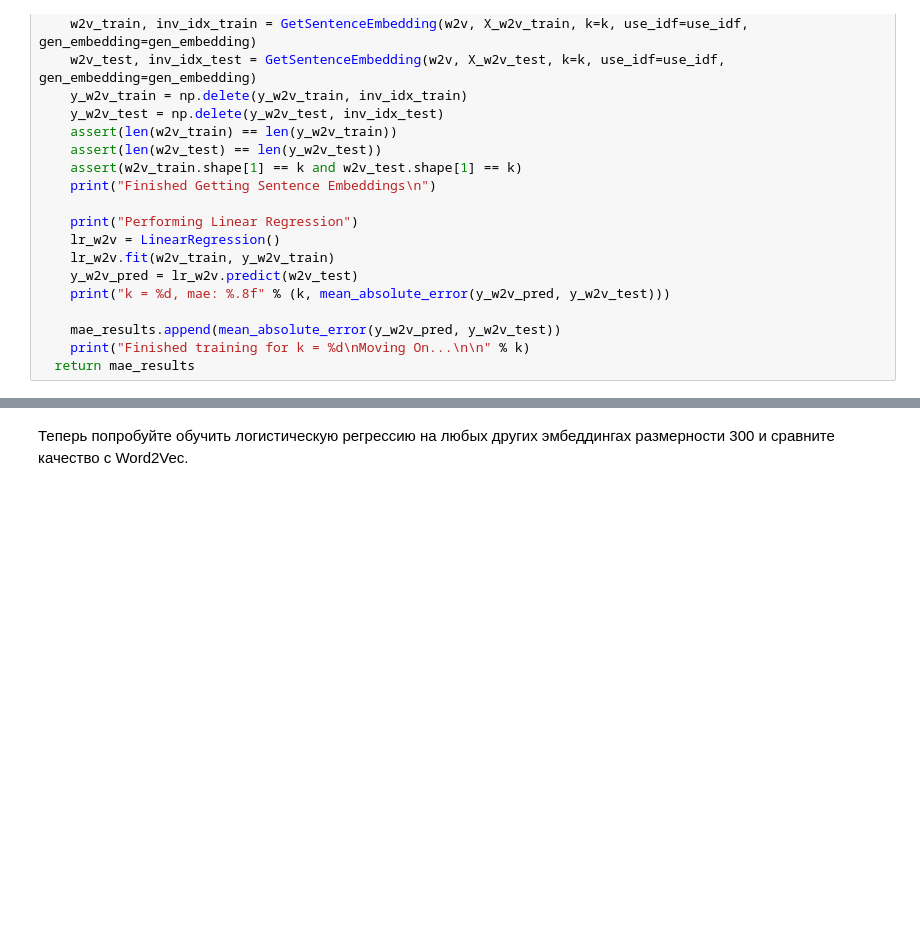
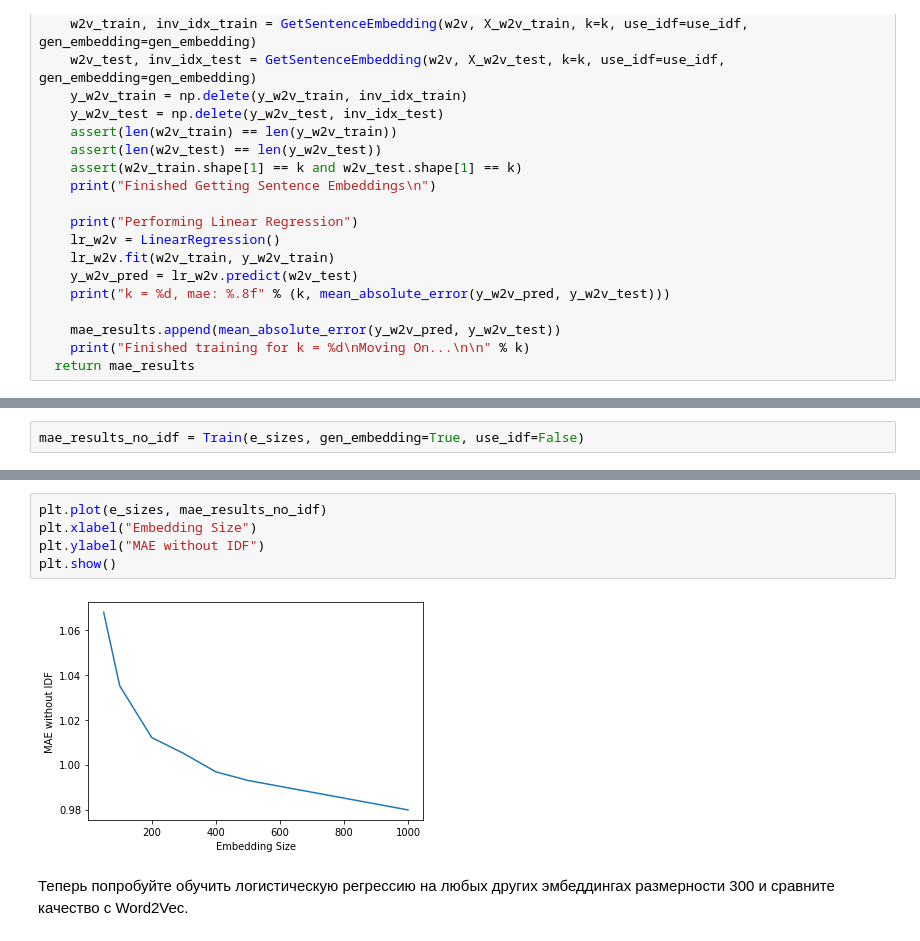
Before and after one commit to isdevnull/iad_hw, a Jupyter notebook: autumn2020/hw3/hw3.ipynb, the cells around one changed output, grey strips where cells are left out. Drawn from its saved outputs; the diff is of its cells as text; blank space fills up the shorter version.

```diff
--- a/autumn2020/hw3/hw3.ipynb
+++ b/autumn2020/hw3/hw3.ipynb
@@ -407,0 +404,2 @@ plt.show()
+# %%
+mae_results_no_idf = Train(e_sizes, gen_embedding=True, use_idf=False)
@@ -408,3 +496,10 @@ plt.show()
+# %%
+plt.plot(e_sizes, mae_results_no_idf)
+plt.xlabel("Embedding Size")
+plt.ylabel("MAE without IDF")
+plt.show()
+# %% [output]
+[figure, added]
 # %% [markdown]
 Теперь попробуйте обучить логистическую регрессию на любых других эмбеддингах размерности 300 и сравните качество с Word2Vec.
 # %%
```
Also changed, not shown: parts of 27 cells of this notebook, 2 other files.
